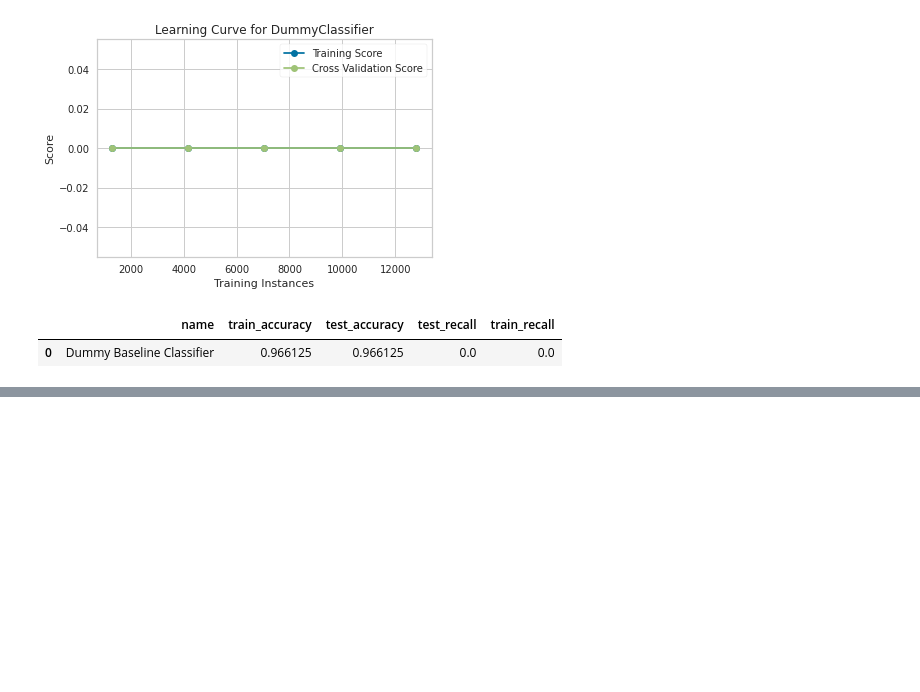
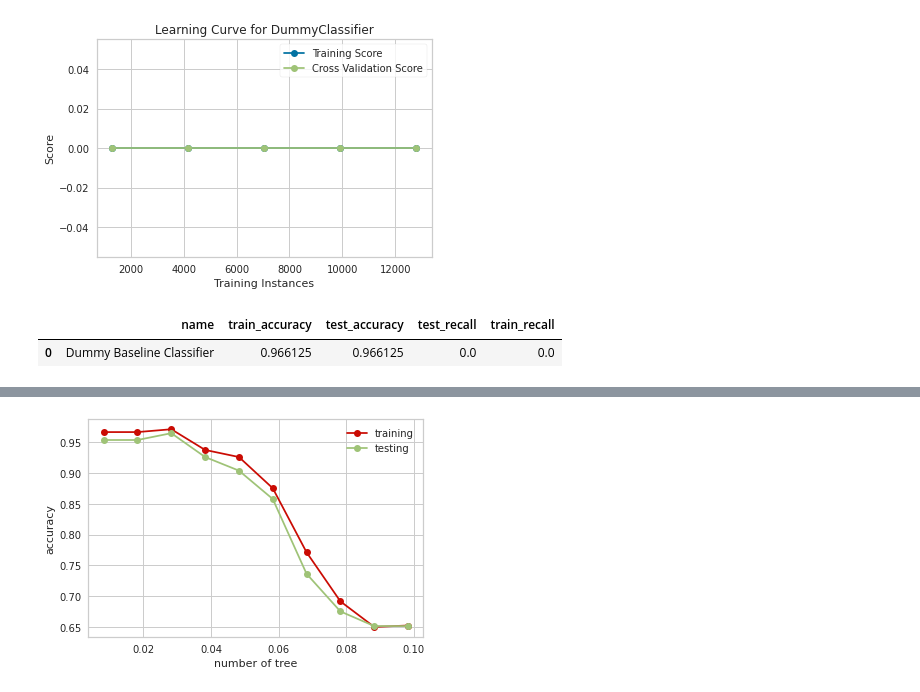
Before and after one commit to zhuofan-16/Machine_Failure_Prediction, a Jupyter notebook: Machine_Classification.ipynb, the cells around one changed output, grey strips where cells are left out. Drawn from its saved outputs; the diff is of its cells as text; code cells hidden in the pictures; blank space fills up the shorter version.

```diff
--- a/Machine_Classification.ipynb
+++ b/Machine_Classification.ipynb
@@ -602,16 +586,18 @@ current
 # %%
 
 
 from sklearn.model_selection import validation_curve
 pr=np.arange(0.00827,0.1,0.01)
-train_score,test_score = validation_curve(DeciTree,x_over_train,y_over_train,param_name='model__ccp_alpha',param_range=pr,cv=StratifiedKFold(n_splits = 5, shuffle = True, random_state = 0,),scoring='recall')
+train_score,test_score = validation_curve(DeciTree,x_train,y_train,param_name='model__ccp_alpha',param_range=pr,cv=StratifiedKFold(n_splits = 5, shuffle = True, random_state = 0,),scoring='recall')
 train_score =  np.mean(train_score,axis=1)
 test_score = np.mean(test_score,axis=1)
 plt.plot(pr,train_score,'o-',color = 'r',label = 'training')
 plt.plot(pr,test_score,'o-',color = 'g',label = 'testing')
 plt.legend(loc='best')
 plt.xlabel('number of tree')
 plt.ylabel('accuracy')
 plt.show()
+# %% [output]
+[figure, added]
 # %%
 test_score
```
Also changed, not shown: parts of 9 cells of this notebook.
